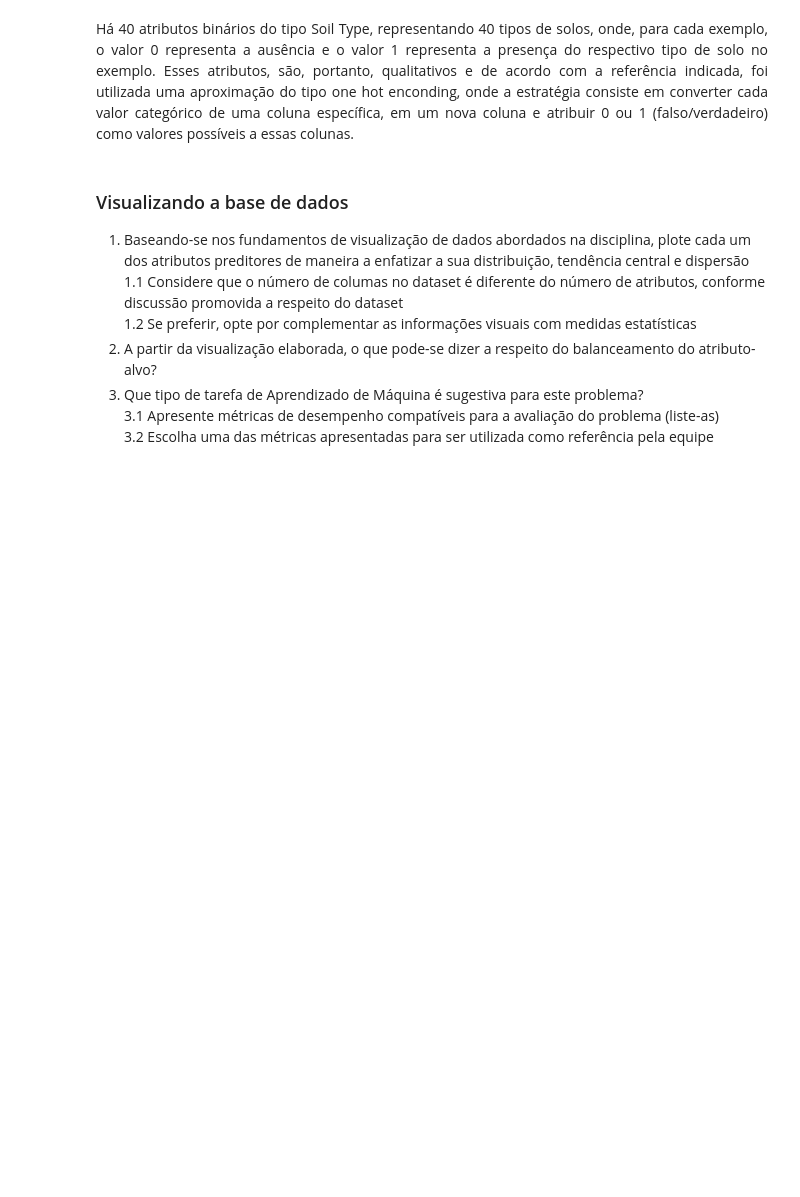
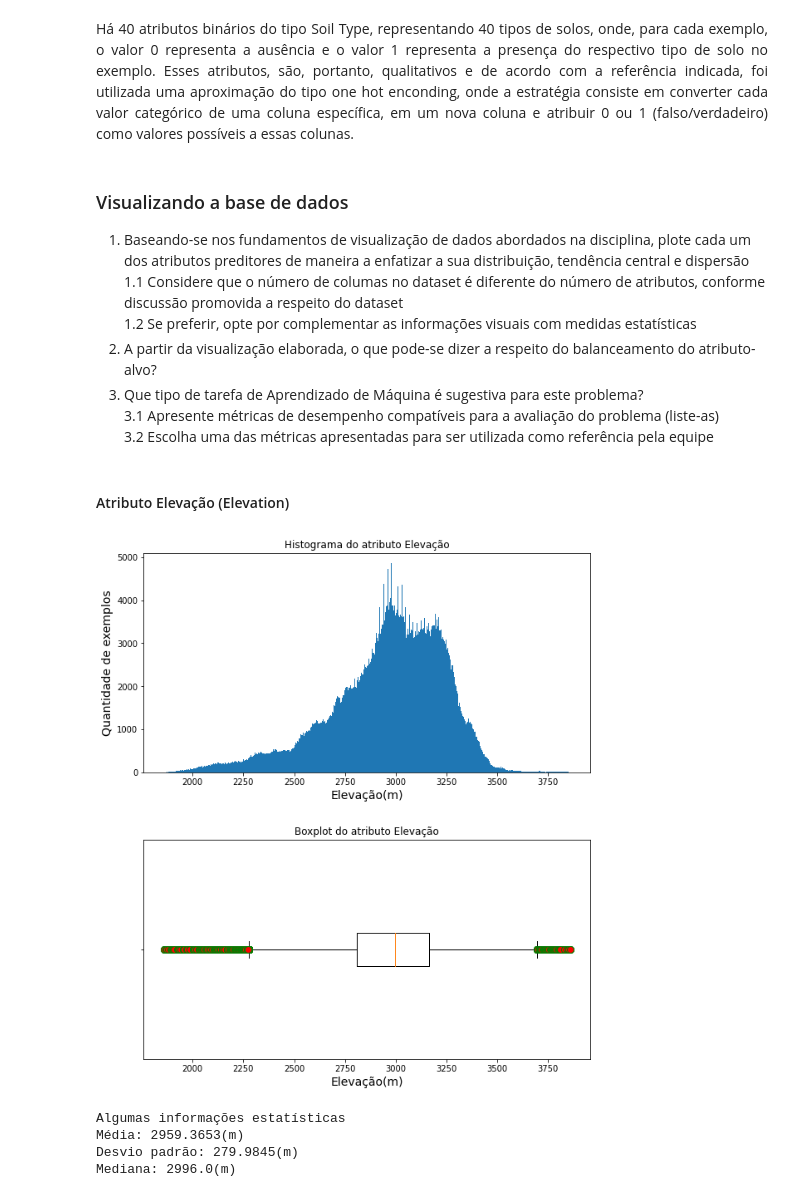
Before and after one commit to elloa-uea/projeto-pratico-3-rna-pp3-team-equilibrium, a Jupyter notebook: notebooks/PP3.2 - Conhecendo o Conjunto de Dados.ipynb, the cells around one changed output. Saved outputs shown, nothing was run; the diff lists cells and outputs as text; code cells hidden in the pictures; blank space fills up the shorter version.

```diff
--- a/notebooks/PP3.2 - Conhecendo o Conjunto de Dados.ipynb
+++ b/notebooks/PP3.2 - Conhecendo o Conjunto de Dados.ipynb
@@ -162,3 +162,39 @@ False
 3. Que tipo de tarefa de Aprendizado de Máquina é sugestiva para este problema?
 3.1 Apresente métricas de desempenho compatíveis para a avaliação do problema (liste-as)
 3.2 Escolha uma das métricas apresentadas para ser utilizada como referência pela equipe
+# %% [markdown]
+#### Atributo Elevação (Elevation)
+# %%
+elevation_arr = data['Elevation'].to_numpy()
+
+fig, axs = plt.subplots(2)
+fig.set_size_inches(9, 10)
+
+axs[0].hist(elevation_arr, bins=500)
+axs[0].set_title('Histograma do atributo Elevação')
+axs[0].set_xlabel('Elevação(m)', fontsize=14)
+axs[0].set_ylabel('Quantidade de exemplos', fontsize=14)
+
+flierprops = dict(marker='o', markerfacecolor='r', markersize=8, linestyle='none', markeredgecolor='g')
+axs[1].boxplot([elevation_arr],vert=False, labels=[''], flierprops=flierprops)
+axs[1].set_title('Boxplot do atributo Elevação')
+axs[1].set_xlabel('Elevação(m)', fontsize=14)
+
+fig.tight_layout(pad=3.0)
+
+plt.show()
+
+elevation_median = np.median(elevation_arr)
+elevation_sd = np.std(elevation_arr)
+elevation_mean = np.mean(elevation_arr)
+
+print("Algumas informações estatísticas")
+print("Média: " + str(np.round(elevation_mean, 4)) + "(m)")
+print("Desvio padrão: " + str(np.round(elevation_sd, 4)) + "(m)")
+print("Mediana: " + str(np.round(elevation_median, 4)) + "(m)")
+# %% [output]
+[figure, added]
+Algumas informações estatísticas
+Média: 2959.3653(m)
+Desvio padrão: 279.9845(m)
+Mediana: 2996.0(m)
```
Also changed, not shown: parts of 23 cells of this notebook.
